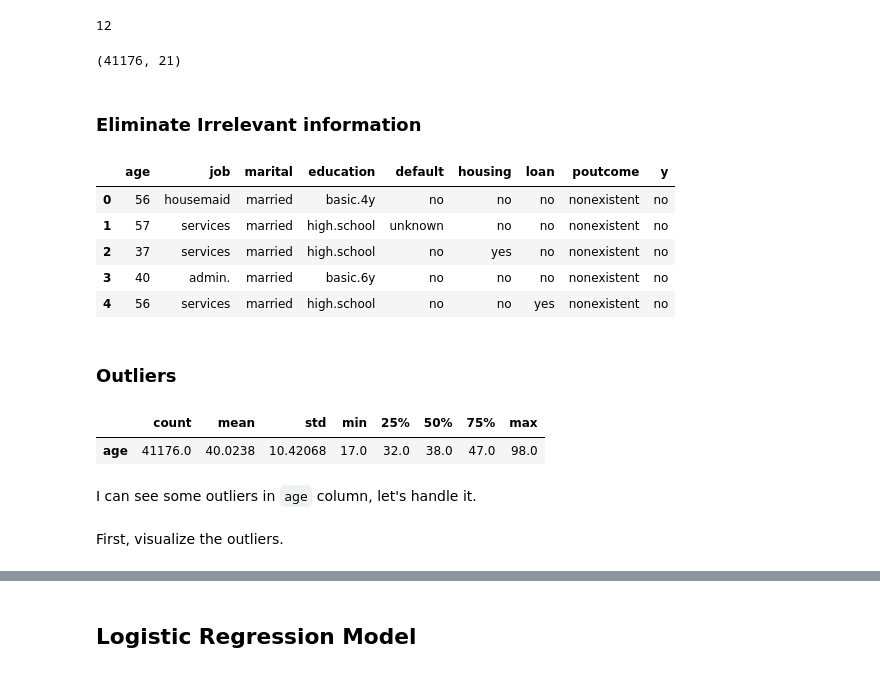
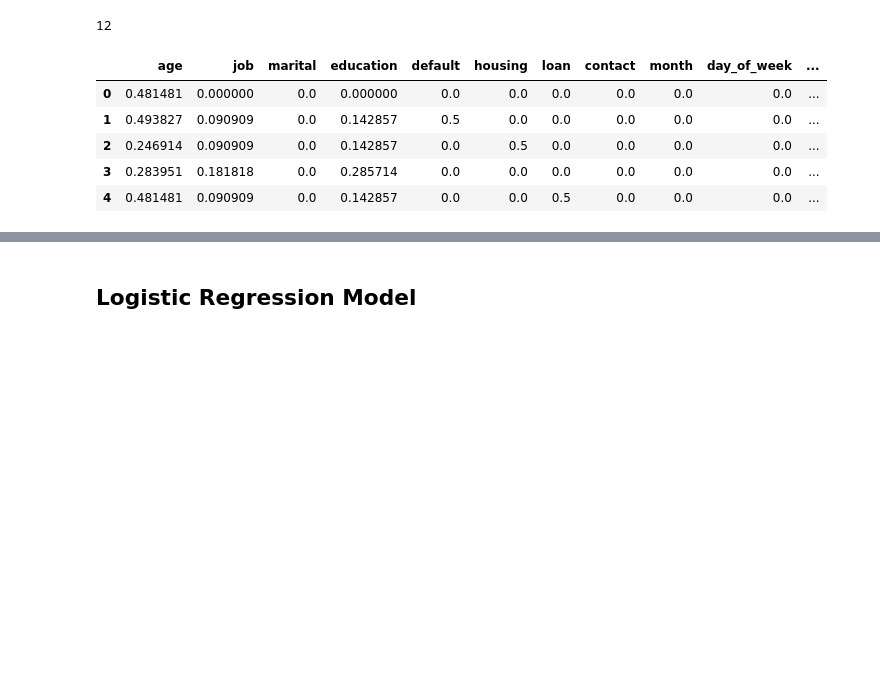
Before and after one commit to angel0805/Banking-Marketing-Campaign, a Jupyter notebook: src/explore.ipynb, the cells around one changed output, grey strips where cells are left out. Drawn from its saved outputs; the diff is of its cells as text; code cells hidden in the pictures; blank space fills up the shorter version.

```diff
--- a/src/explore.ipynb
+++ b/src/explore.ipynb
@@ -102,36 +103,30 @@ total_data.duplicated().sum()
 # %%
 # Eliminate duplicates
 total_data.drop_duplicates(inplace = True)
-# %%
-# New shape of the dataset :)
-total_data.shape
-# %% [output]
-(41176, 21)
-# %% [markdown]
-### Eliminate Irrelevant information
+# %%
+total_data['job'] = pd.factorize(total_data['job'])[0]
+total_data['marital'] = pd.factorize(total_data['marital'])[0]
+total_data['education'] = pd.factorize(total_data['education'])[0]
+total_data['default'] = pd.factorize(total_data['default'])[0]
+total_data['housing'] = pd.factorize(total_data['housing'])[0]
+total_data['loan'] = pd.factorize(total_data['loan'])[0]
+total_data['contact'] = pd.factorize(total_data['contact'])[0]
+total_data['month'] = pd.factorize(total_data['month'])[0]
+total_data['day_of_week'] = pd.factorize(total_data['day_of_week'])[0]
+total_data['poutcome'] = pd.factorize(total_data['poutcome'])[0]
+total_data['y'] = pd.factorize(total_data['y'])[0]
 # %%
-# Irrelevant information / No relevant
-columnas = ['contact', 'month', 'day_of_week', 'duration', 'campaign', 'pdays', 'previous', 'emp.var.rate', 'cons.price.idx', 'cons.conf.idx', 'euribor3m', 'nr.employed']
+columnas = ['age', 'job', 'marital', 'education', 'default', 'housing', 'loan','contact', 'month', 'day_of_week', 'duration', 'campaign', 'pdays', 'previous', 'poutcome', 'emp.var.rate', 'cons.price.idx', 'cons.conf.idx', 'euribor3m', 'nr.employed', 'y']
 
-# ELiminate, and update the dataset
-total_data.drop(labels = columnas, axis = 1, inplace = True)
+# Min-Max Scaler
+scaler = MinMaxScaler()
+scal_features = scaler.fit_transform(total_data[columnas])
+total_data_scaler = pd.DataFrame(data = scal_features, index = total_data.index, columns = columnas)
+total_data_scaler.head()
+# %% [output]
+|  | age | job | marital | education | default | housing | loan | contact | month | day_of_week | ... |
+| 0 | 0.481481 | 0.000000 | 0.0 | 0.000000 | 0.0 | 0.0 | 0.0 | 0.0 | 0.0 | 0.0 | ... |
+| 1 | 0.493827 | 0.090909 | 0.0 | 0.142857 | 0.5 | 0.0 | 0.0 | 0.0 | 0.0 | 0.0 | ... |
+| 2 | 0.246914 | 0.090909 | 0.0 | 0.142857 | 0.0 | 0.5 | 0.0 | 0.0 | 0.0 | 0.0 | ... |
+| 3 | 0.283951 | 0.181818 | 0.0 | 0.285714 | 0.0 | 0.0 | 0.0 | 0.0 | 0.0 | 0.0 | ... |
+| 4 | 0.481481 | 0.090909 | 0.0 | 0.142857 | 0.0 | 0.0 | 0.5 | 0.0 | 0.0 | 0.0 | ... |
-# %%
-total_data.head()
-# %% [output]
-|  | age | job | marital | education | default | housing | loan | poutcome | y |
-| 0 | 56 | housemaid | married | basic.4y | no | no | no | nonexistent | no |
-| 1 | 57 | services | married | high.school | unknown | no | no | nonexistent | no |
-| 2 | 37 | services | married | high.school | no | yes | no | nonexistent | no |
-| 3 | 40 | admin. | married | basic.6y | no | no | no | nonexistent | no |
-| 4 | 56 | services | married | high.school | no | no | yes | nonexistent | no |
-# %% [markdown]
-### Outliers
-# %%
-total_data.describe().T
-# %% [output]
-|  | count | mean | std | min | 25% | 50% | 75% | max |
-| age | 41176.0 | 40.0238 | 10.42068 | 17.0 | 32.0 | 38.0 | 47.0 | 98.0 |
-# %% [markdown]
-I can see some outliers in `age` column, let's handle it.
-# %% [markdown]
-First, visualize the outliers.
```
Also changed, not shown: parts of 24 cells of this notebook.
